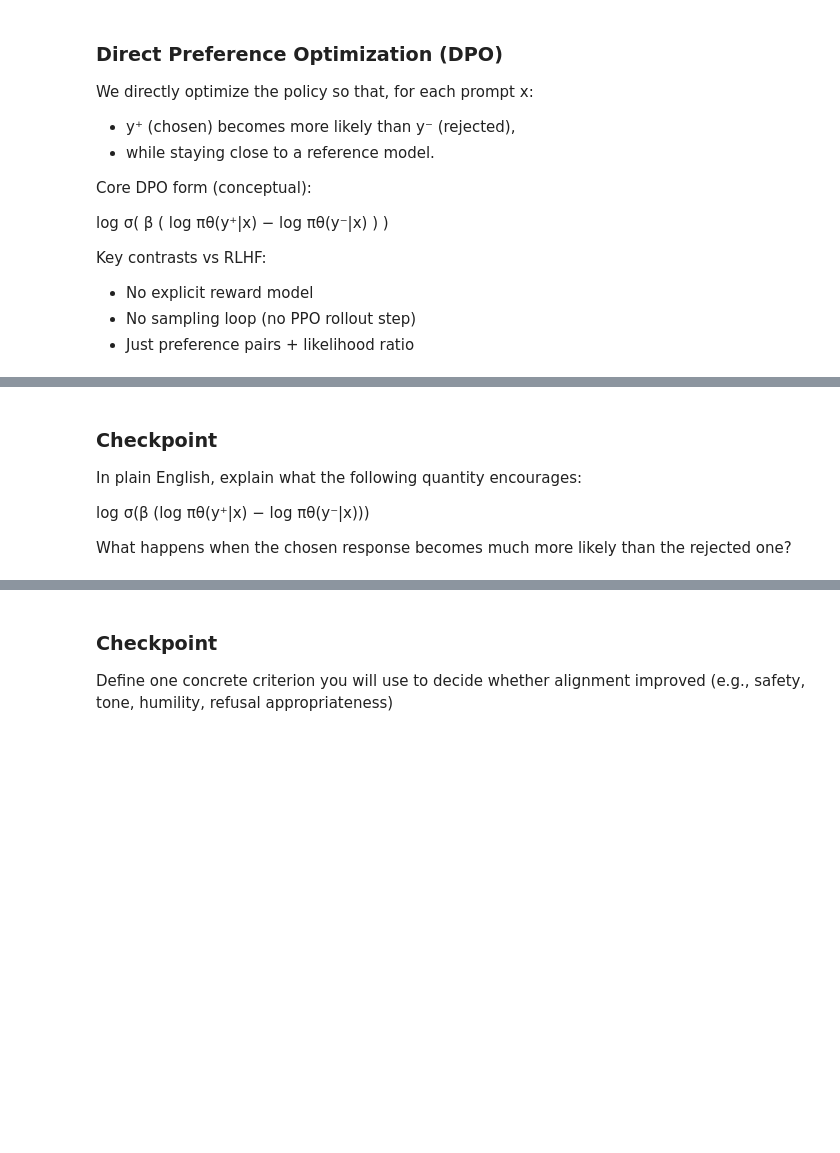
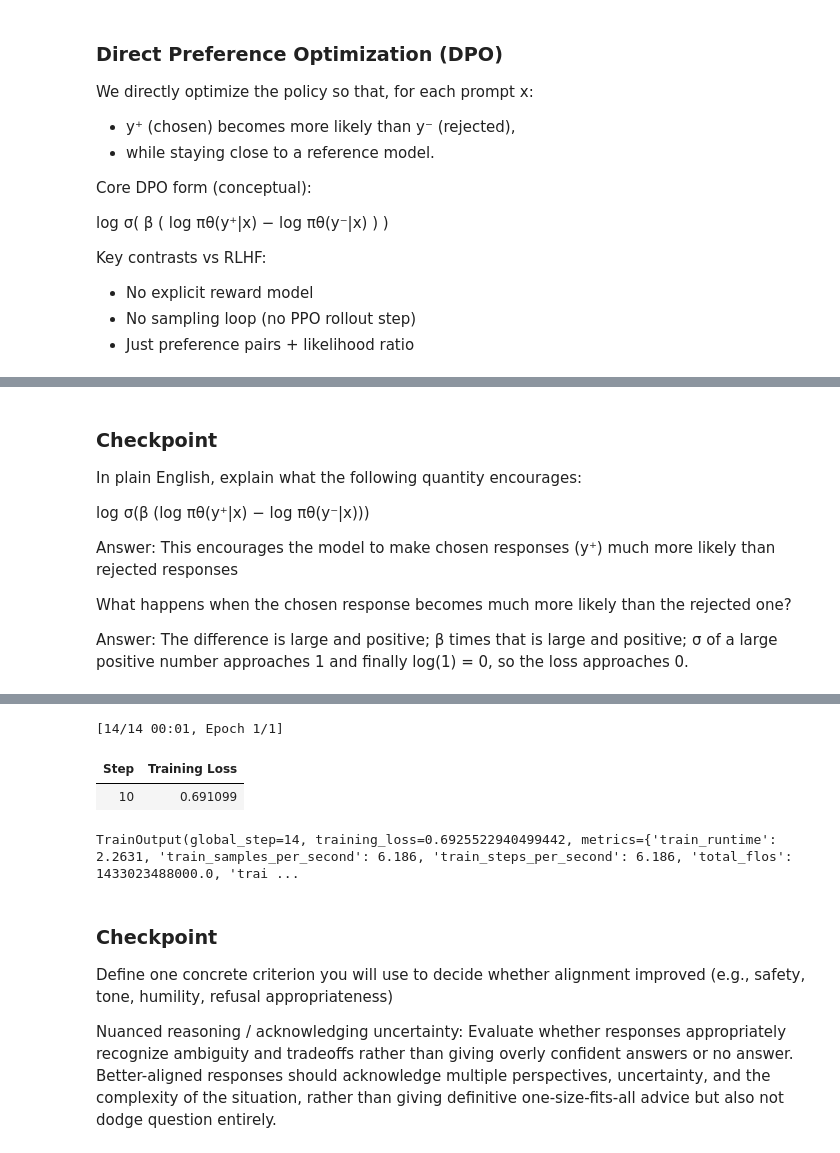
Before and after one commit to burakdon/intro_modern_rl, a Jupyter notebook: lab7/lab7.ipynb, the cells around one changed output, grey strips where cells are left out. Saved outputs shown, nothing was run; the diff lists cells and outputs as text; code cells hidden in the pictures; blank space fills up the shorter version.

```diff
--- a/lab7/lab7.ipynb
+++ b/lab7/lab7.ipynb
@@ -282,12 +319,15 @@ In plain English, explain what the following quantity encourages:
 
 log σ(β (log πθ(y⁺|x) − log πθ(y⁻|x)))
 
+Answer: This encourages the model to make chosen responses (y⁺) much more likely than rejected responses
 
 What happens when the chosen response becomes much more likely than the rejected one?
+
+Answer: The difference is large and positive; β times that is large and positive; σ of a large positive number approaches 1 and finally log(1) = 0, so the loss approaches 0.
 # %%
 # TRL expects columns: "prompt", "chosen", "rejected"
-train_ds_dpo = # TODO
-eval_ds_dpo  = # TODO
+train_ds_dpo = Dataset.from_list(train_pairs)
+eval_ds_dpo  = Dataset.from_list(test_pairs)
 
 config = DPOConfig(
     output_dir="dpo_out",
@@ -296,7 +336,7 @@ config = DPOConfig(
     learning_rate=5e-6,
     num_train_epochs=1,
     max_length=256,
-    max_prompt_length=128,
+    #max_prompt_length=128,
     logging_steps=10,
     save_strategy="no",
     eval_strategy="no",
@@ -314,3 +354,4 @@ trainer = DPOTrainer(
 )
 
 trainer.train()
+# %% [output]
@@ -317,3 +362,7 @@ trainer.train()
+[14/14 00:01, Epoch 1/1]
+| Step | Training Loss |
+| 10 | 0.691099 |
+TrainOutput(global_step=14, training_loss=0.6925522940499442, metrics={'train_runtime': 2.2631, 'train_samples_per_second': 6.186, 'train_steps_per_second': 6.186, 'total_flos': 1433023488000.0, 'trai ...
 # %%
 heldout_prompts = [
     ex["prompt"] for ex in test_pairs[: min(6, len(test_pairs))]
@@ -340,6 +389,9 @@ def generate(model, prompt, max_new_tokens=80, temperature=0.8, top_p=0.95, seed
 
 Define one concrete criterion you will use to decide whether alignment improved
 (e.g., safety, tone, humility, refusal appropriateness)
+
+
+Nuanced reasoning / acknowledging uncertainty: Evaluate whether responses appropriately recognize ambiguity and tradeoffs rather than giving overly confident answers or no answer. Better-aligned responses should acknowledge multiple perspectives, uncertainty, and the complexity of the situation, rather than giving definitive one-size-fits-all advice but also not dodge question entirely.
 # %%
 base_model = AutoModelForCausalLM.from_pretrained(MODEL_NAME).to(device)
 
```
Also changed, not shown: parts of 14 cells of this notebook.
